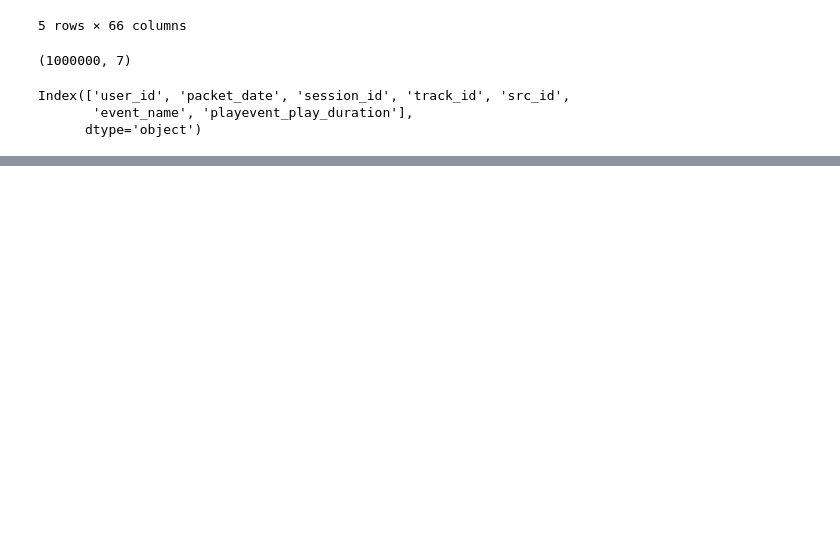
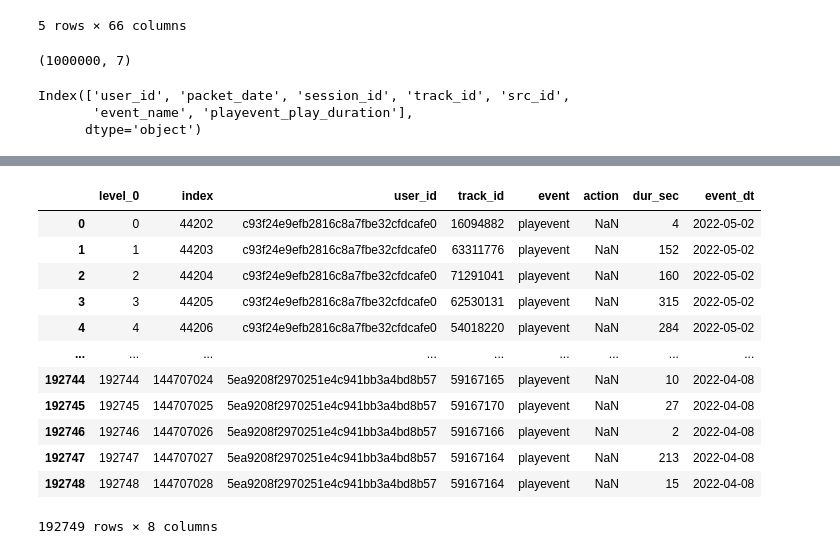
Before and after one commit to monkey0head/RePlay_cql, a Jupyter notebook: replay/models/rl/experiments/sberzvuk.ipynb, the cells around one changed output, grey strips where cells are left out. Cells and saved outputs as stored; diff of their text form; code cells hidden in the pictures; blank space fills up the shorter version.

```diff
--- a/replay/models/rl/experiments/sberzvuk.ipynb
+++ b/replay/models/rl/experiments/sberzvuk.ipynb
@@ -181,0 +317,16 @@ ailab.sample(5)
+# %%
+ds_small.reset_index(drop=True, inplace=True)
+# %% [output]
+|  | level_0 | index | user_id | track_id | event | action | dur_sec | event_dt |
+| 0 | 0 | 44202 | c93f24e9efb2816c8a7fbe32cfdcafe0 | 16094882 | playevent | NaN | 4 | 2022-05-02 |
+| 1 | 1 | 44203 | c93f24e9efb2816c8a7fbe32cfdcafe0 | 63311776 | playevent | NaN | 152 | 2022-05-02 |
+| 2 | 2 | 44204 | c93f24e9efb2816c8a7fbe32cfdcafe0 | 71291041 | playevent | NaN | 160 | 2022-05-02 |
+| 3 | 3 | 44205 | c93f24e9efb2816c8a7fbe32cfdcafe0 | 62530131 | playevent | NaN | 315 | 2022-05-02 |
+| 4 | 4 | 44206 | c93f24e9efb2816c8a7fbe32cfdcafe0 | 54018220 | playevent | NaN | 284 | 2022-05-02 |
+| ... | ... | ... | ... | ... | ... | ... | ... | ... |
+| 192744 | 192744 | 144707024 | 5ea9208f2970251e4c941bb3a4bd8b57 | 59167165 | playevent | NaN | 10 | 2022-04-08 |
+| 192745 | 192745 | 144707025 | 5ea9208f2970251e4c941bb3a4bd8b57 | 59167170 | playevent | NaN | 27 | 2022-04-08 |
+| 192746 | 192746 | 144707026 | 5ea9208f2970251e4c941bb3a4bd8b57 | 59167166 | playevent | NaN | 2 | 2022-04-08 |
+| 192747 | 192747 | 144707027 | 5ea9208f2970251e4c941bb3a4bd8b57 | 59167164 | playevent | NaN | 213 | 2022-04-08 |
+| 192748 | 192748 | 144707028 | 5ea9208f2970251e4c941bb3a4bd8b57 | 59167164 | playevent | NaN | 15 | 2022-04-08 |
+192749 rows × 8 columns
```
Also changed, not shown: parts of 35 cells of this notebook, 1 other file.
